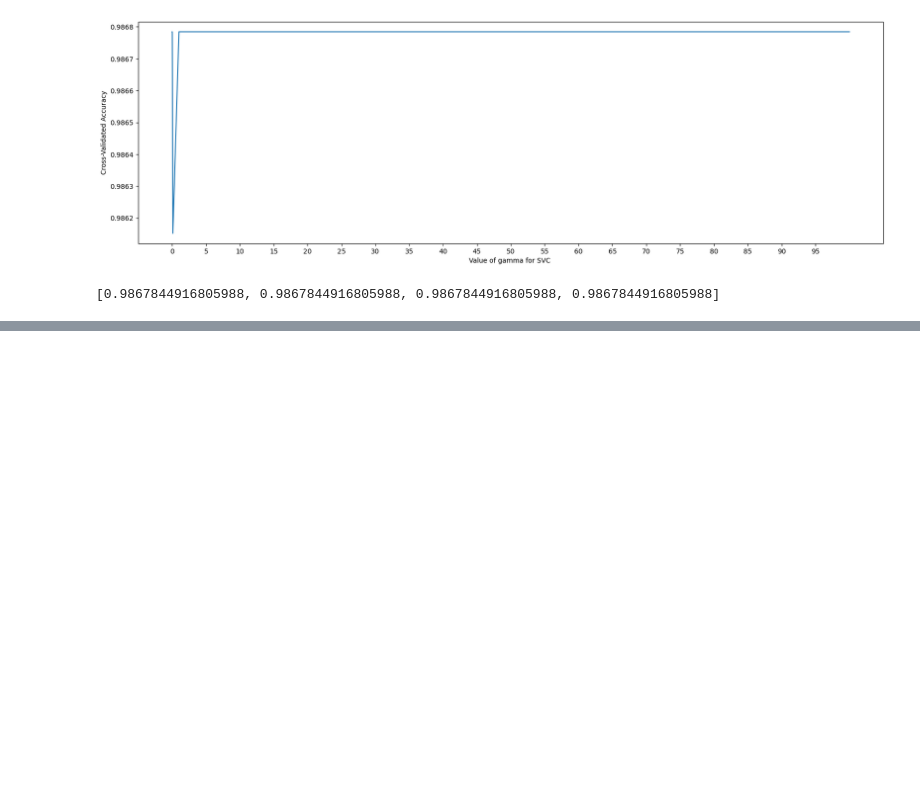
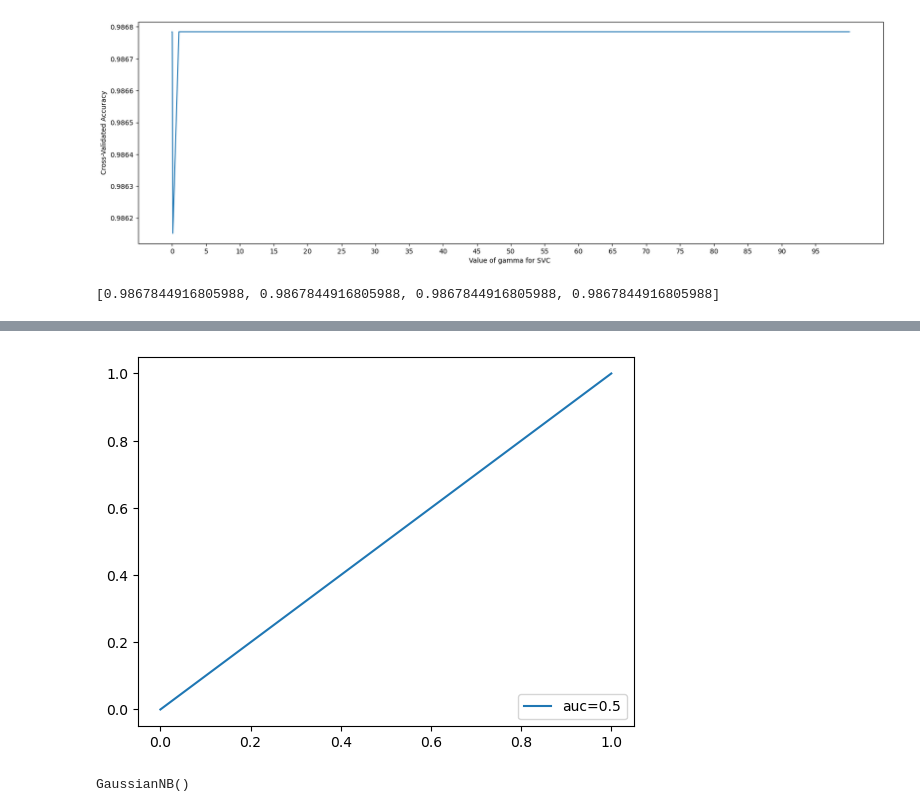
Before and after one commit to TirumaniSrilakshmi/YourCabs-ML-project, a Jupyter notebook: travelType1.ipynb, the cells around one changed output, grey strips where cells are left out. Cells and saved outputs as stored; diff of their text form; code cells hidden in the pictures; blank space fills up the shorter version.

```diff
--- a/travelType1.ipynb
+++ b/travelType1.ipynb
@@ -695,0 +730,11 @@ print(acc_scores)
+# %%
+#Optimizing hyper parameter using GridSearchCV
+
+#tuning the parameters
+tuned_parameters = {
+    'C' : [0.5],
+    'degree' : [2],
+    'gamma' : [0.01],
+    'kernel' : ['liner','rbf','ploy']
+
+}
@@ -695,0 +797,15 @@ print(acc_scores)
+# %%
+#AUC
+fpr,tpr,_ = roc_curve(y_test,y_pred_svc)
+auc_svc = roc_auc_score(y_test,y_pred_svc)
+plt.plot(fpr,tpr,label = 'auc='+str(auc_svc) )
+plt.legend(loc =4)
+plt.show()
+# %% [output]
+[figure, added]
+# %%
+#Naive bayes algorithm
+model_NB = GaussianNB()
+model_NB.fit(x_train,y_train)
+# %% [output]
+GaussianNB()
```
Also changed, not shown: parts of 28 cells of this notebook.
